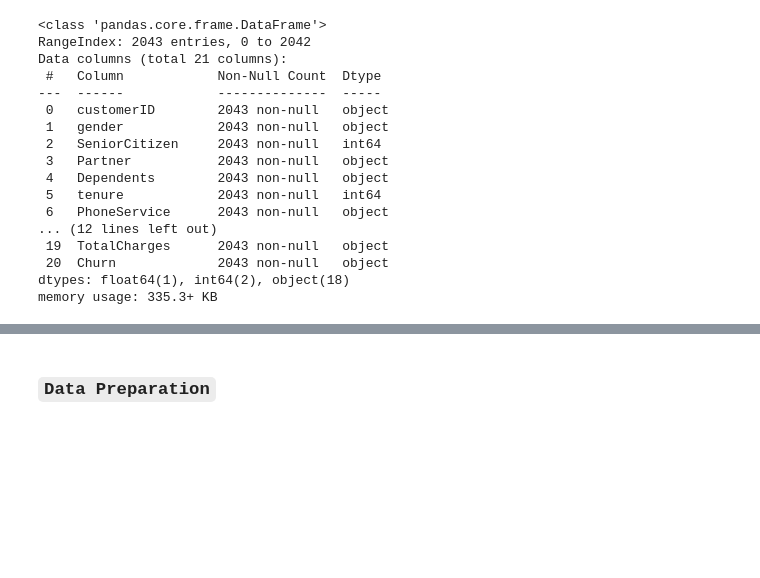
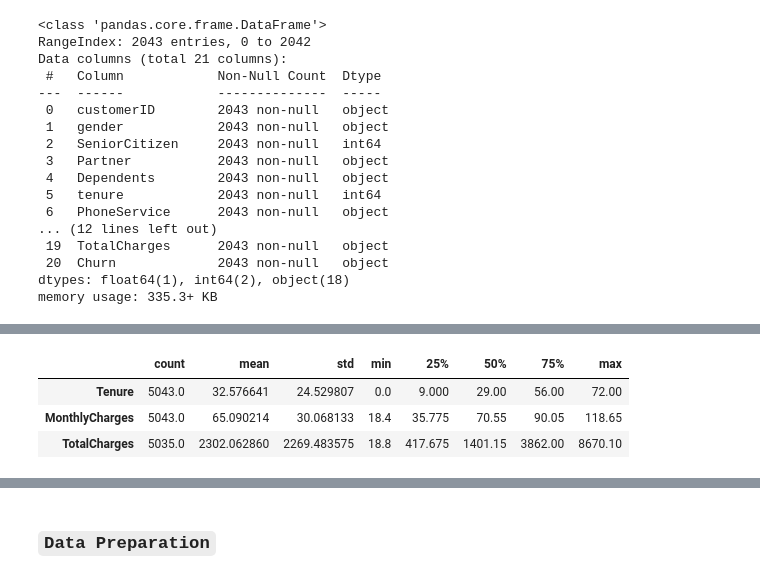
Before and after one commit to BamBamOguns/Customer-Churn-Prediction-Vodafone-Corporation-, a Jupyter notebook: notebooks/main.ipynb, the cells around one changed output, grey strips where cells are left out. Saved outputs shown, nothing was run; the diff lists cells and outputs as text; code cells hidden in the pictures; blank space fills up the shorter version.

```diff
--- a/notebooks/main.ipynb
+++ b/notebooks/main.ipynb
@@ -237,0 +356,7 @@ voda1['Churn'] = voda1['Churn'].astype(bool) # Changing from object dtype to boo
+# %%
+voda_merged.describe().T
+# %% [output]
+|  | count | mean | std | min | 25% | 50% | 75% | max |
+| Tenure | 5043.0 | 32.576641 | 24.529807 | 0.0 | 9.000 | 29.00 | 56.00 | 72.00 |
+| MonthlyCharges | 5043.0 | 65.090214 | 30.068133 | 18.4 | 35.775 | 70.55 | 90.05 | 118.65 |
+| TotalCharges | 5035.0 | 2302.062860 | 2269.483575 | 18.8 | 417.675 | 1401.15 | 3862.00 | 8670.10 |
```
Also changed, not shown: parts of 11 cells of this notebook.
